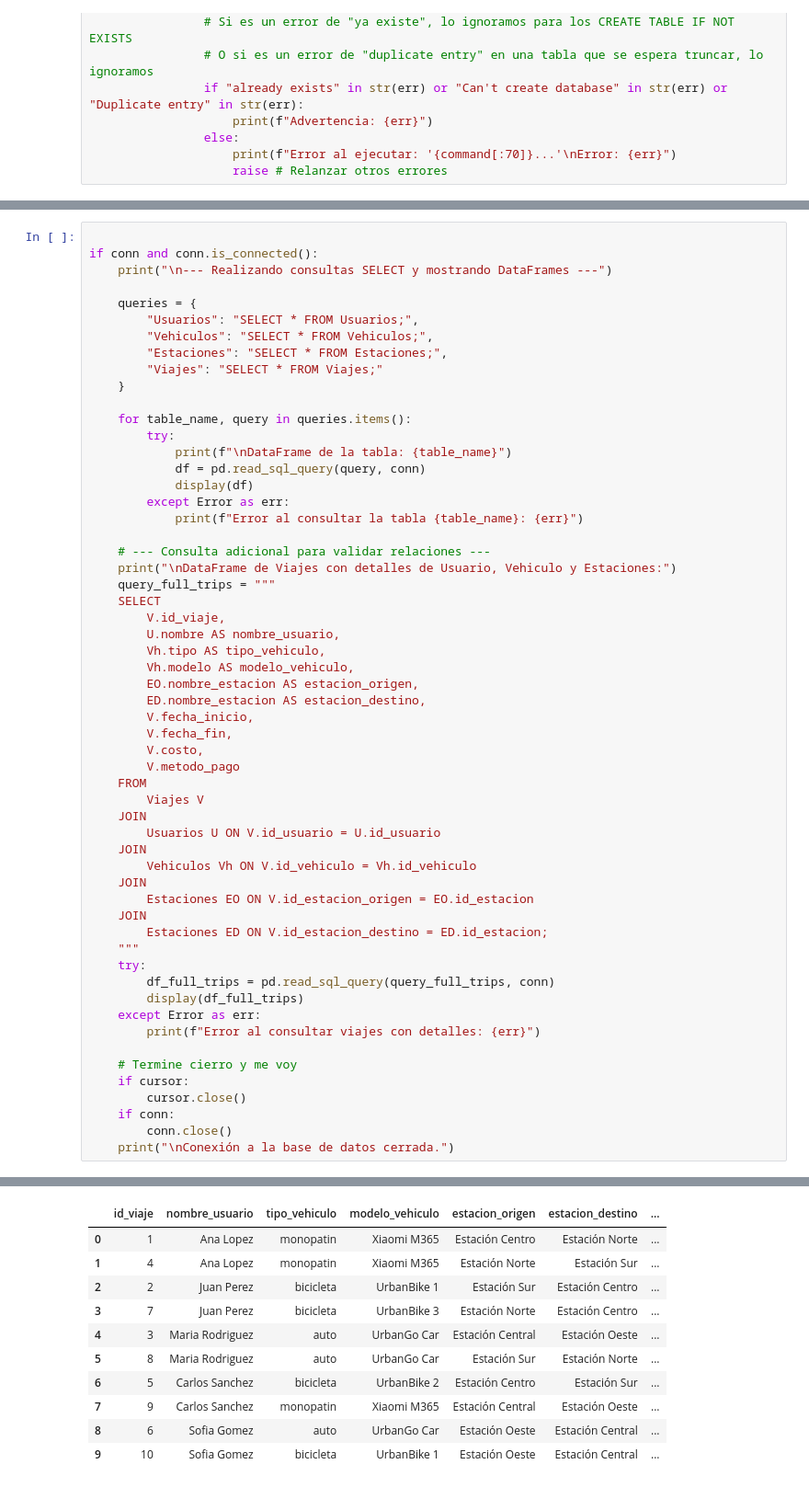
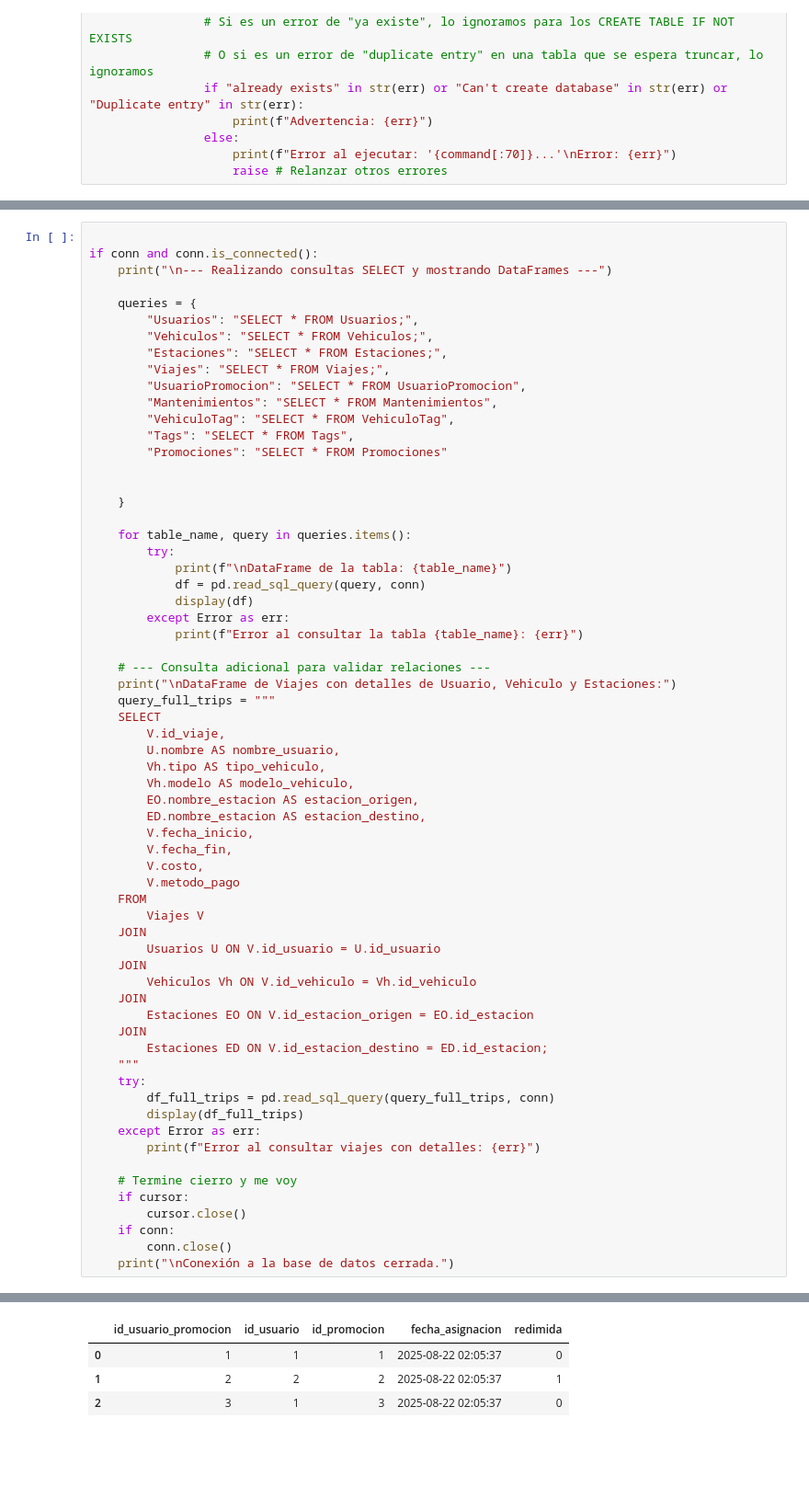
Before and after one commit to defrancisco/Desarrollo_2025_2C, a Jupyter notebook: Ing de Datos 2/UrbanGO/NB_UrbanGO.ipynb, the cells around one changed output, grey strips where cells are left out. Shown: that part at 92% size. Cells and saved outputs as stored; diff of their text form; blank space fills up the shorter version.

Commit message:
Changes to be committed: 	new file:   Ing de Datos 2/UrbanGO/NB_UrbanGO.html 	modified:   Ing de Datos 2/UrbanGO/NB_UrbanGO.ipynb

```diff
--- a/Ing de Datos 2/UrbanGO/NB_UrbanGO.ipynb
+++ b/Ing de Datos 2/UrbanGO/NB_UrbanGO.ipynb
@@ -230,7 +293,14 @@ if conn and conn.is_connected():
         "Usuarios": "SELECT * FROM Usuarios;",
         "Vehiculos": "SELECT * FROM Vehiculos;",
         "Estaciones": "SELECT * FROM Estaciones;",
-        "Viajes": "SELECT * FROM Viajes;"
+        "Viajes": "SELECT * FROM Viajes;",
+        "UsuarioPromocion": "SELECT * FROM UsuarioPromocion",
+        "Mantenimientos": "SELECT * FROM Mantenimientos",
+        "VehiculoTag": "SELECT * FROM VehiculoTag",
+        "Tags": "SELECT * FROM Tags",
+        "Promociones": "SELECT * FROM Promociones"
+
+
     }
 
     for table_name, query in queries.items():
@@ -323,11 +393,4 @@ DataFrame de Viajes con detalles de Usuario, Vehiculo y Estaciones:
-|  | id_viaje | nombre_usuario | tipo_vehiculo | modelo_vehiculo | estacion_origen | estacion_destino | ... |
-| 0 | 1 | Ana Lopez | monopatin | Xiaomi M365 | Estación Centro | Estación Norte | ... |
-| 1 | 4 | Ana Lopez | monopatin | Xiaomi M365 | Estación Norte | Estación Sur | ... |
-| 2 | 2 | Juan Perez | bicicleta | UrbanBike 1 | Estación Sur | Estación Centro | ... |
-| 3 | 7 | Juan Perez | bicicleta | UrbanBike 3 | Estación Norte | Estación Centro | ... |
-| 4 | 3 | Maria Rodriguez | auto | UrbanGo Car | Estación Central | Estación Oeste | ... |
-| 5 | 8 | Maria Rodriguez | auto | UrbanGo Car | Estación Sur | Estación Norte | ... |
-| 6 | 5 | Carlos Sanchez | bicicleta | UrbanBike 2 | Estación Centro | Estación Sur | ... |
-| 7 | 9 | Carlos Sanchez | monopatin | Xiaomi M365 | Estación Central | Estación Oeste | ... |
-| 8 | 6 | Sofia Gomez | auto | UrbanGo Car | Estación Oeste | Estación Central | ... |
-| 9 | 10 | Sofia Gomez | bicicleta | UrbanBike 1 | Estación Oeste | Estación Central | ... |
+|  | id_usuario_promocion | id_usuario | id_promocion | fecha_asignacion | redimida |
+| 0 | 1 | 1 | 1 | 2025-08-22 02:05:37 | 0 |
+| 1 | 2 | 2 | 2 | 2025-08-22 02:05:37 | 1 |
+| 2 | 3 | 1 | 3 | 2025-08-22 02:05:37 | 0 |
```
Also changed, not shown: parts of 5 cells of this notebook, 1 other file.
